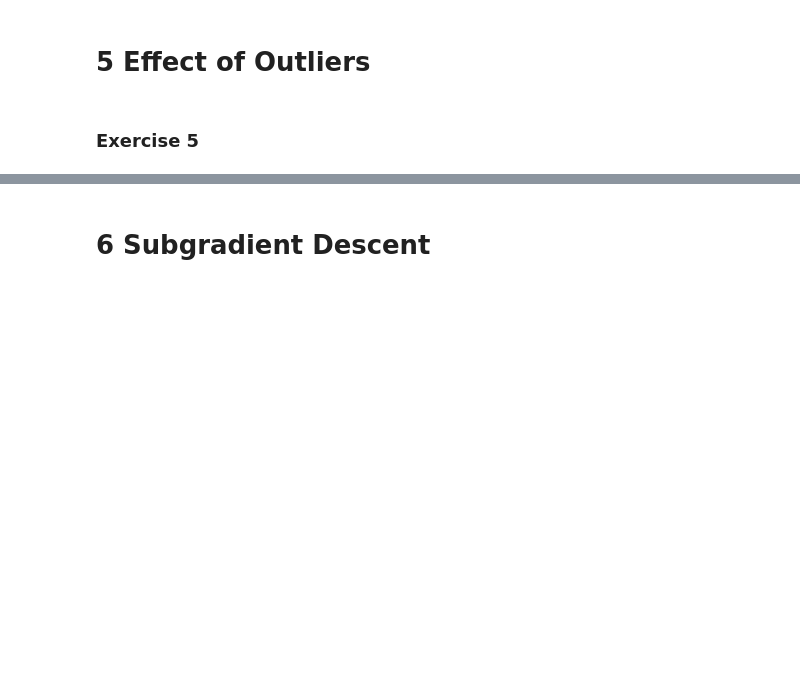
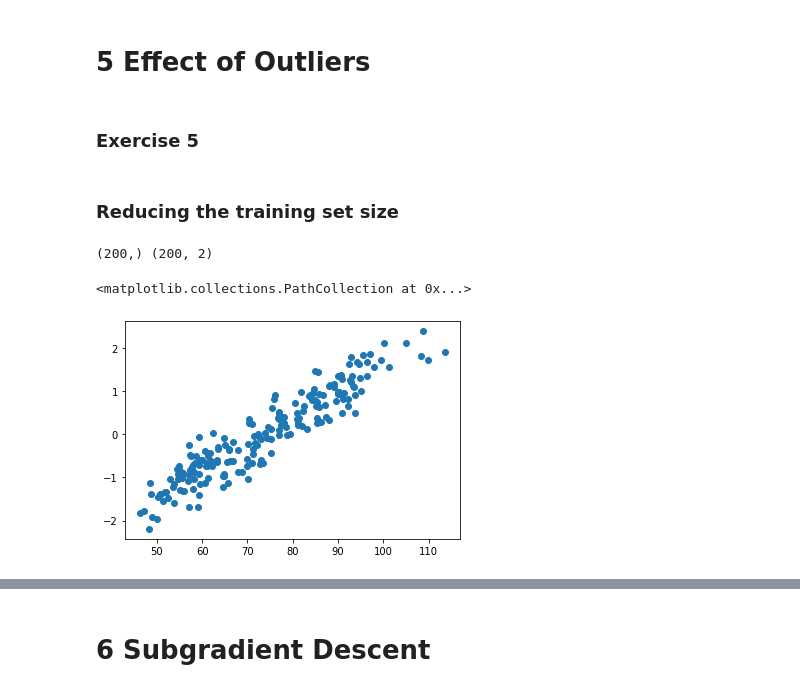
Before and after one commit to ValerianRey/ML_course, a Jupyter notebook: labs/ex02/template/ex02.ipynb, the cells around one changed output, grey strips where cells are left out. Cells and saved outputs as stored; diff of their text form; code cells hidden in the pictures; blank space fills up the shorter version.

```diff
--- a/labs/ex02/template/ex02.ipynb
+++ b/labs/ex02/template/ex02.ipynb
@@ -233,3 +223,18 @@ interactive(children=(IntSlider(value=1, description='n_iter', max=51, min=1), O
 # 5 Effect of Outliers
 # %% [markdown]
 ### Exercise 5
+# %% [markdown]
+### Reducing the training set size
+# %%
+height, weight, gender = load_data(sub_sample=True, add_outlier=False)
+x, mean_x, std_x = standardize(height)
+y, tx = build_model_data(x, weight)
+# %%
+print(y.shape, tx.shape)
+# %% [output]
+(200,) (200, 2)
+# %%
+plt.scatter(y, tx[:,1])
+# %% [output]
+<matplotlib.collections.PathCollection at 0x...>
+[figure, added]
```
Also changed, not shown: parts of 20 cells of this notebook, 6 other files.
